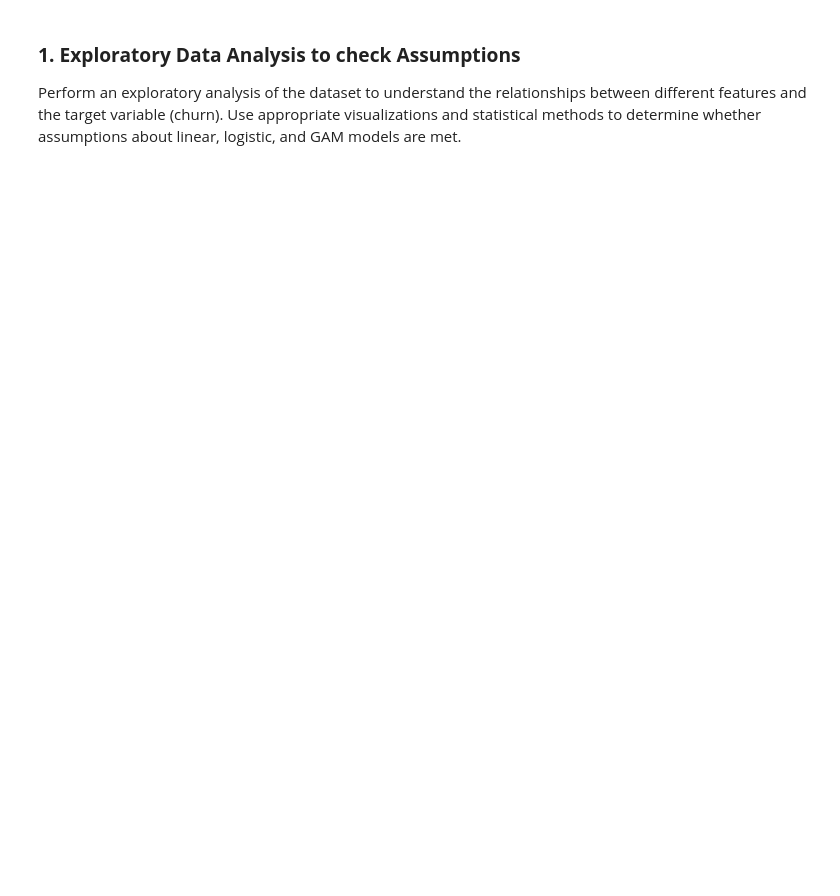
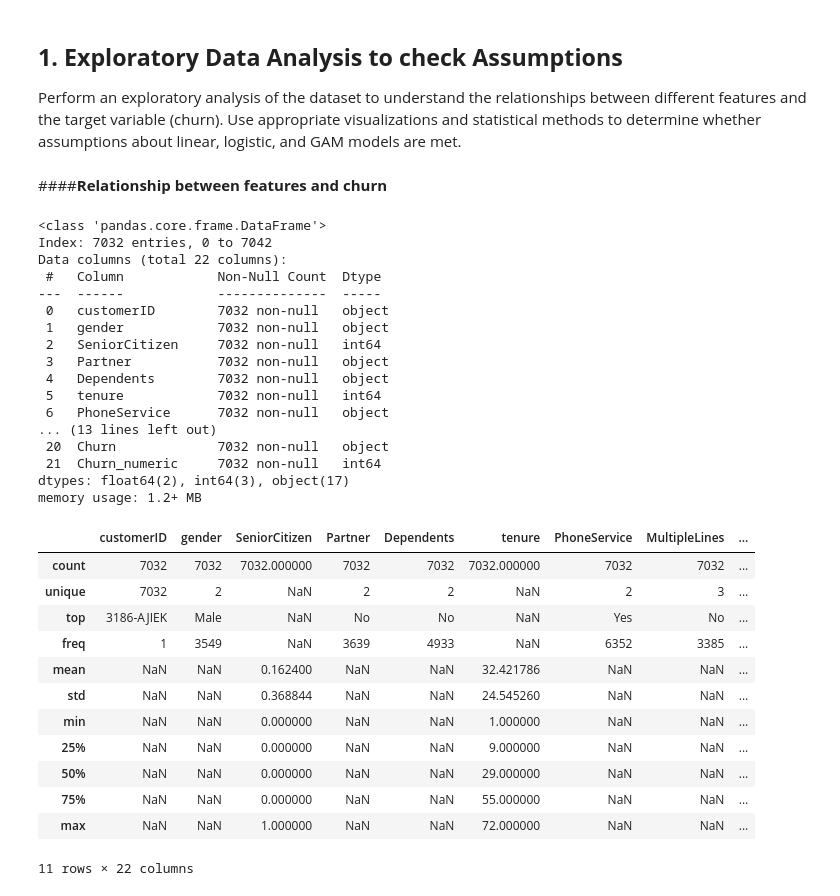
Before and after one commit to Mkhan13/XAI, a Jupyter notebook: interpretable_ml.ipynb, the cells around one changed output. Saved outputs shown, nothing was run; the diff lists cells and outputs as text; code cells hidden in the pictures; blank space fills up the shorter version.

```diff
--- a/interpretable_ml.ipynb
+++ b/interpretable_ml.ipynb
@@ -25,3 +42,40 @@ df = pd.read_csv('telco_data/WA_Fn-UseC_-Telco-Customer-Churn.csv')
 # %% [markdown]
-### **1. Exploratory Data Analysis to check Assumptions**
+## **1. Exploratory Data Analysis to check Assumptions**
 Perform an exploratory analysis of the dataset to understand the relationships between different features and the target variable (churn). Use appropriate visualizations and statistical methods to determine whether assumptions about linear, logistic, and GAM models are met.
+# %% [markdown]
+####**Relationship between features and churn**
+# %%
+# Quick summary
+df.info()
+df.describe(include='all')
+# %% [output]
+<class 'pandas.core.frame.DataFrame'>
+Index: 7032 entries, 0 to 7042
+Data columns (total 22 columns):
+ #   Column            Non-Null Count  Dtype
+---  ------            --------------  -----
+ 0   customerID        7032 non-null   object
+ 1   gender            7032 non-null   object
+ 2   SeniorCitizen     7032 non-null   int64
+ 3   Partner           7032 non-null   object
+ 4   Dependents        7032 non-null   object
+ 5   tenure            7032 non-null   int64
+ 6   PhoneService      7032 non-null   object
+... (13 lines left out)
+ 20  Churn             7032 non-null   object
+ 21  Churn_numeric     7032 non-null   int64
+dtypes: float64(2), int64(3), object(17)
+memory usage: 1.2+ MB
+|  | customerID | gender | SeniorCitizen | Partner | Dependents | tenure | PhoneService | MultipleLines | ... |
+| count | 7032 | 7032 | 7032.000000 | 7032 | 7032 | 7032.000000 | 7032 | 7032 | ... |
+| unique | 7032 | 2 | NaN | 2 | 2 | NaN | 2 | 3 | ... |
+| top | 3186-AJIEK | Male | NaN | No | No | NaN | Yes | No | ... |
+| freq | 1 | 3549 | NaN | 3639 | 4933 | NaN | 6352 | 3385 | ... |
+| mean | NaN | NaN | 0.162400 | NaN | NaN | 32.421786 | NaN | NaN | ... |
+| std | NaN | NaN | 0.368844 | NaN | NaN | 24.545260 | NaN | NaN | ... |
+| min | NaN | NaN | 0.000000 | NaN | NaN | 1.000000 | NaN | NaN | ... |
+| 25% | NaN | NaN | 0.000000 | NaN | NaN | 9.000000 | NaN | NaN | ... |
+| 50% | NaN | NaN | 0.000000 | NaN | NaN | 29.000000 | NaN | NaN | ... |
+| 75% | NaN | NaN | 0.000000 | NaN | NaN | 55.000000 | NaN | NaN | ... |
+| max | NaN | NaN | 1.000000 | NaN | NaN | 72.000000 | NaN | NaN | ... |
+11 rows × 22 columns
```
Also changed, not shown: parts of 21 cells of this notebook.
